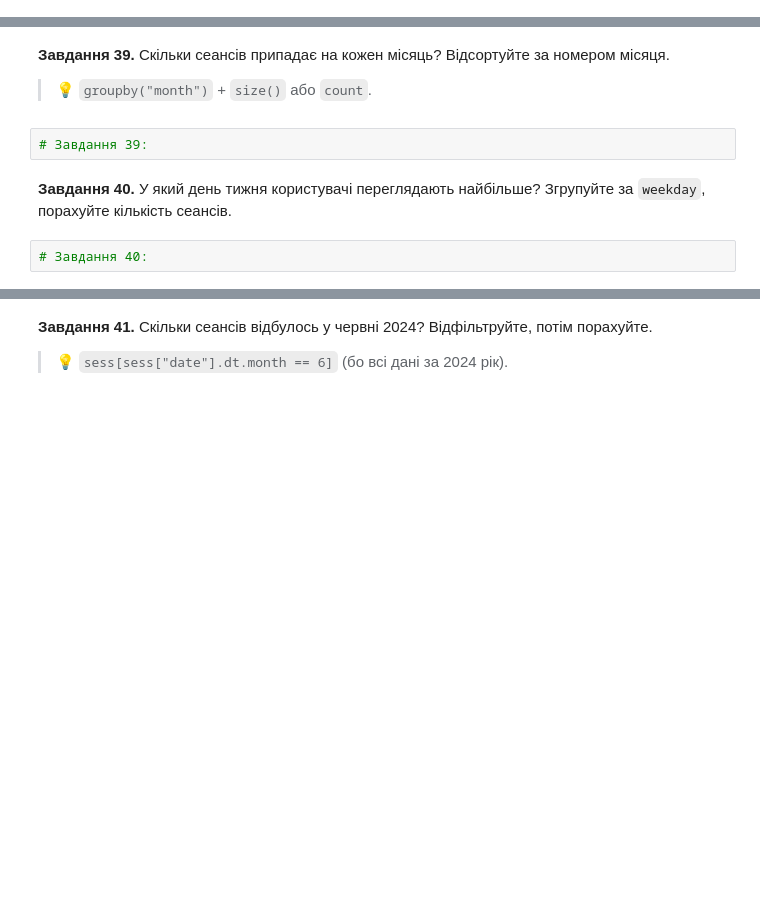
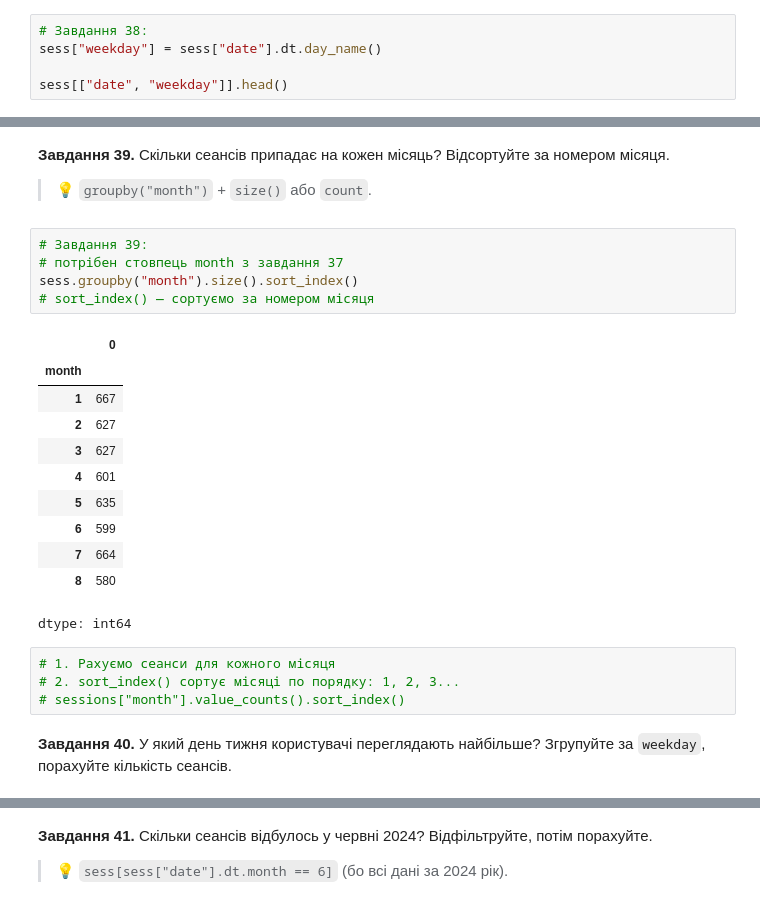
Before and after one commit to DymaStar/DTA_2026, a Jupyter notebook: HW/HW_DimaStar2905Nazar80_"pandas_viz_practice_ipynb".ipynb, the cells around one changed output, grey strips where cells are left out. Cells and saved outputs as stored; diff of their text form; blank space fills up the shorter version.

```diff
--- a/HW/HW_DimaStar2905Nazar80_"pandas_viz_practice_ipynb".ipynb
+++ b/HW/HW_DimaStar2905Nazar80_"pandas_viz_practice_ipynb".ipynb
@@ -802,0 +801,5 @@ sess[["date", "month"]].head()
+# %%
+# Завдання 38:
+sess["weekday"] = sess["date"].dt.day_name()
+
+sess[["date", "weekday"]].head()
@@ -804,9 +814,26 @@ sess[["date", "month"]].head()
 **Завдання 39.** Скільки сеансів припадає на кожен місяць? Відсортуйте за номером місяця.
 
 > 💡 `groupby("month")` + `size()` або `count`.
-# %%
-# Завдання 39:
+# %%
+# Завдання 39:
+# потрібен стовпець month з завдання 37
+sess.groupby("month").size().sort_index()
+# sort_index() — сортуємо за номером місяця
+# %% [output]
+|  | 0 |
+| month |  |
+| 1 | 667 |
+| 2 | 627 |
+| 3 | 627 |
+| 4 | 601 |
+| 5 | 635 |
+| 6 | 599 |
+| 7 | 664 |
+| 8 | 580 |
+dtype: int64
+# %%
+# 1. Рахуємо сеанси для кожного місяця
+# 2. sort_index() сортує місяці по порядку: 1, 2, 3...
+# sessions["month"].value_counts().sort_index()
 # %% [markdown]
 **Завдання 40.** У який день тижня користувачі переглядають найбільше? Згрупуйте за `weekday`, порахуйте кількість сеансів.
-# %%
-# Завдання 40:
```
Also changed, not shown: parts of 3 cells of this notebook.
